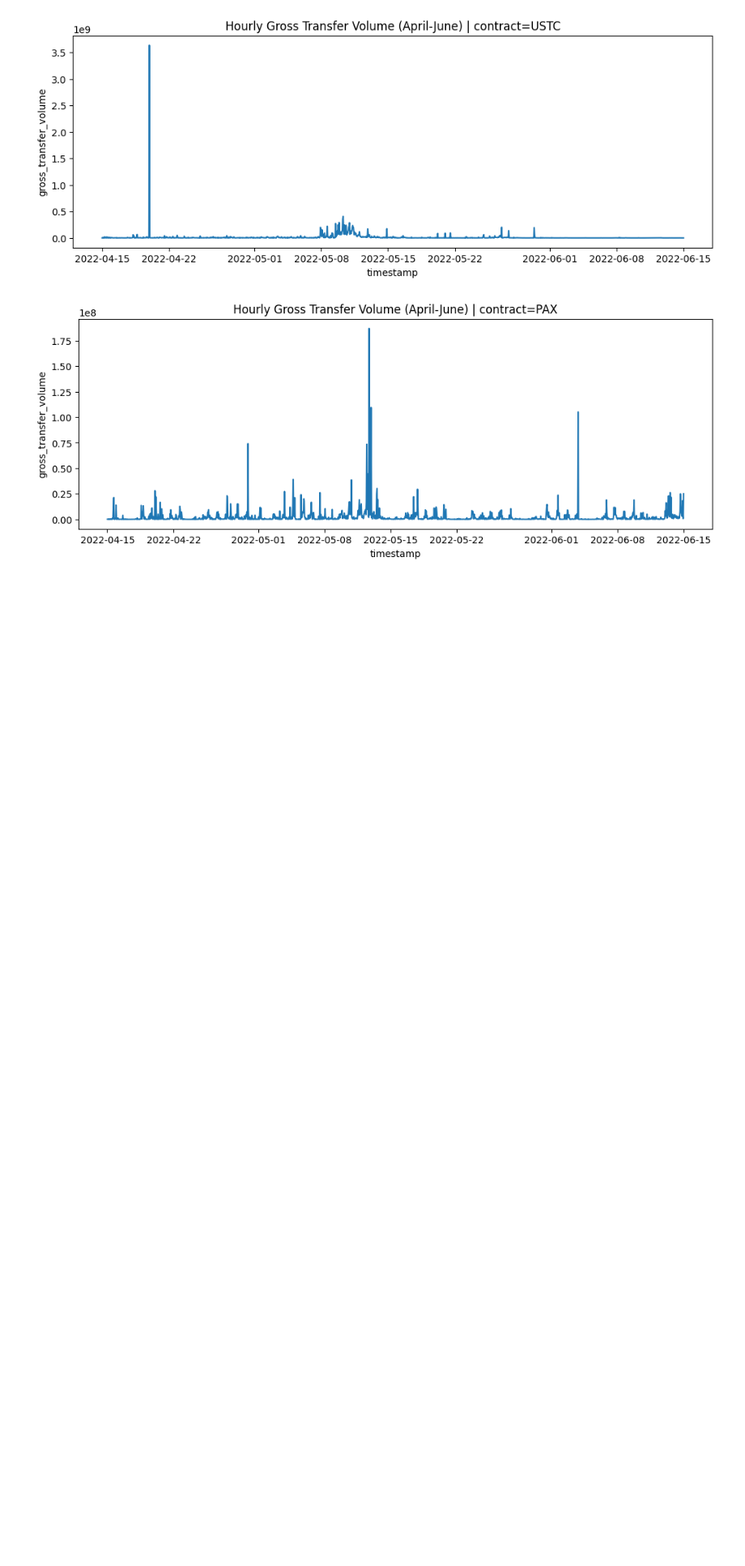
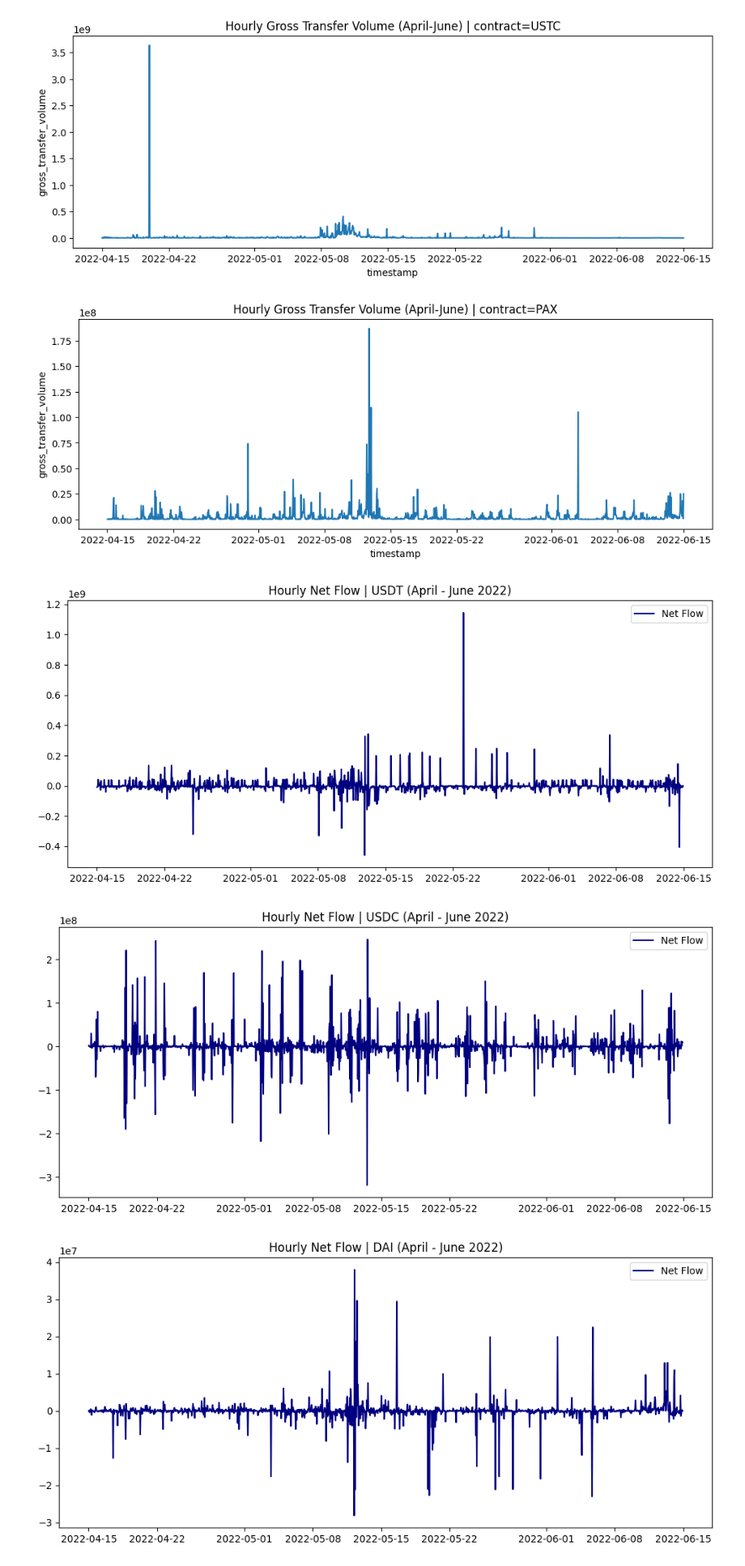
Before and after one commit to dextertan89/Dab-a-thon, a Jupyter notebook: notebooks/01_explore_terra.ipynb, the cells around one changed output. Shown at 81% size. Drawn from its saved outputs; the diff is of its cells as text; code cells hidden in the pictures; blank space fills up the shorter version.

```diff
--- a/notebooks/01_explore_terra.ipynb
+++ b/notebooks/01_explore_terra.ipynb
@@ -337,3 +337,38 @@ for c in top_contract_list:
 [figure]
 [figure]
 [figure]
+# %%
+df_zoom = token_transfers_v3_full[
+    (token_transfers_v3_full['timestamp'] >= start_date) &
+    (token_transfers_v3_full['timestamp'] <= end_date)
+].copy()
+
+for c in top_contract_list:
+    token_df = df_zoom[df_zoom['token'] == c].copy()
+
+    if token_df.empty:
+        continue
+
+    hub_address = token_df.groupby('to_address')['value'].sum().idxmax()
+
+    token_df['inflow_val'] = token_df.apply(lambda x: x['value'] if x['from_address'] == hub_address else 0, axis=1)
+    token_df['outflow_val'] = token_df.apply(lambda x: x['value'] if x['to_address'] == hub_address else 0, axis=1)
+
+    hourly_flows = token_df.set_index('timestamp').resample('1h').agg(
+        inflow=('inflow_val', 'sum'),
+        outflow=('outflow_val', 'sum')
+    )
+
+    hourly_flows['net_flow'] = hourly_flows['inflow'] - hourly_flows['outflow']
+    hourly_flows = hourly_flows.reset_index()
+
+    plt.figure(figsize=(12, 5))
+    plt.plot(hourly_flows['timestamp'], hourly_flows['net_flow'], color='navy', label='Net Flow')
+    plt.title(f"Hourly Net Flow | {c} (April - June 2022)")
+    plt.legend()
+    plt.show()
+    plt.show()
+# %% [output]
+[figure, added]
+[figure, added]
+[figure, added]
```
Also changed, not shown: parts of 1 cell of this notebook.
